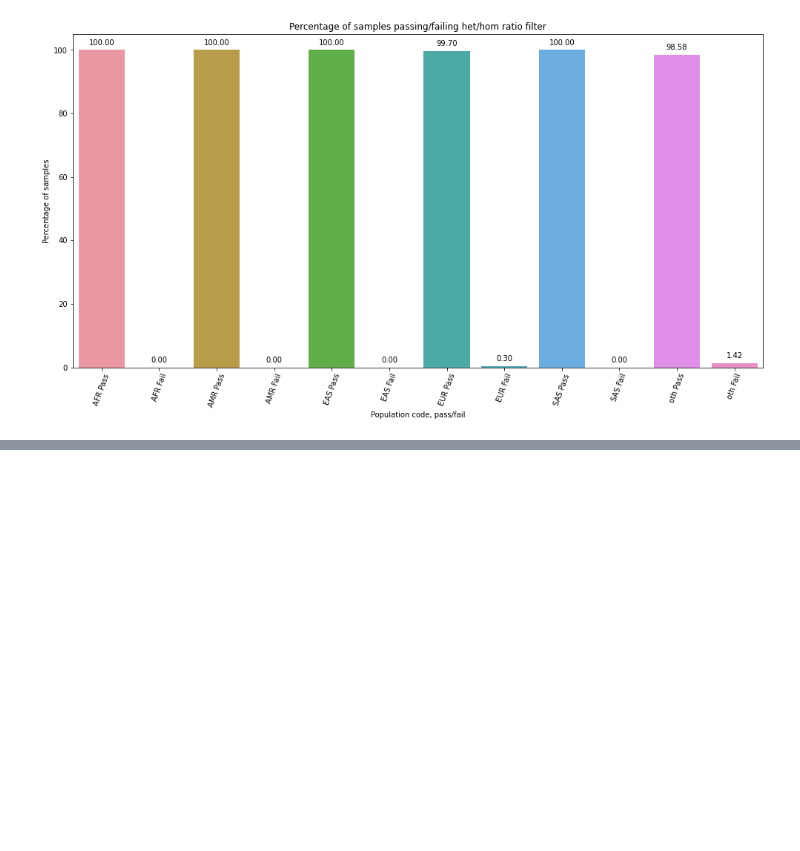
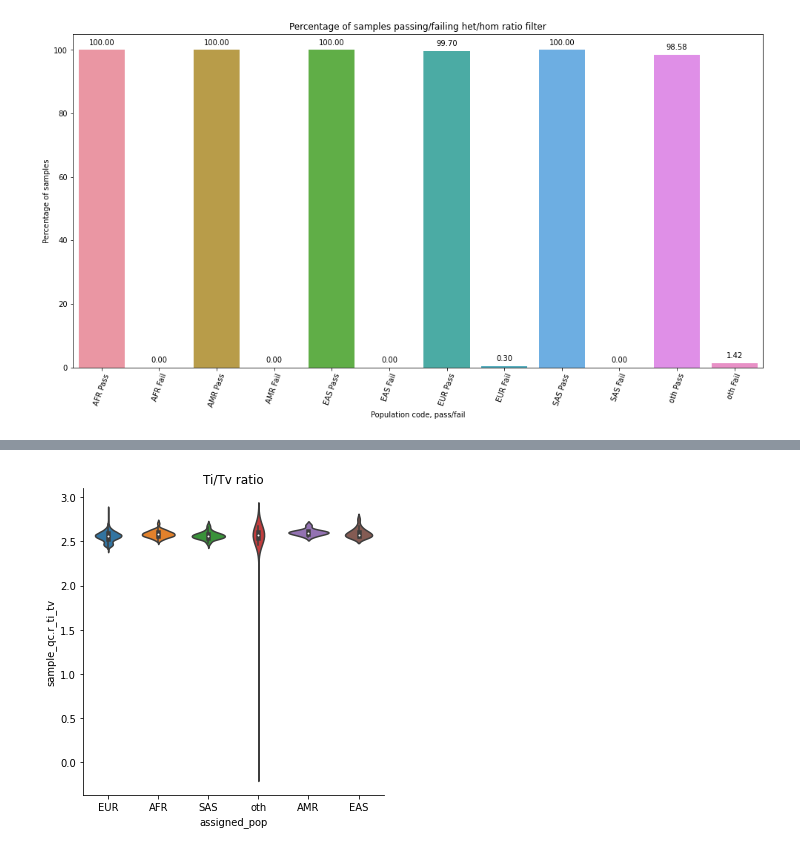
Before and after one commit to wtsi-hgi/wes-qc, a Jupyter notebook: jupyter_notebooks/sample_qc/plot_stratified_filtered_sample_qc.ipynb, the cells around one changed output, grey strips where cells are left out. Saved outputs shown, nothing was run; the diff lists cells and outputs as text; code cells hidden in the pictures; blank space fills up the shorter version.

```diff
--- a/jupyter_notebooks/sample_qc/plot_stratified_filtered_sample_qc.ipynb
+++ b/jupyter_notebooks/sample_qc/plot_stratified_filtered_sample_qc.ipynb
@@ -174,0 +206,4 @@ plot_fails_by_pop("fail_r_het_hom_var", "het/hom ratio")
+# %%
+make_violin_plot("sample_qc.r_ti_tv", "Ti/Tv ratio")
+# %% [output]
+[figure, added]
```
Also changed, not shown: parts of 18 cells of this notebook, 9 other files.
